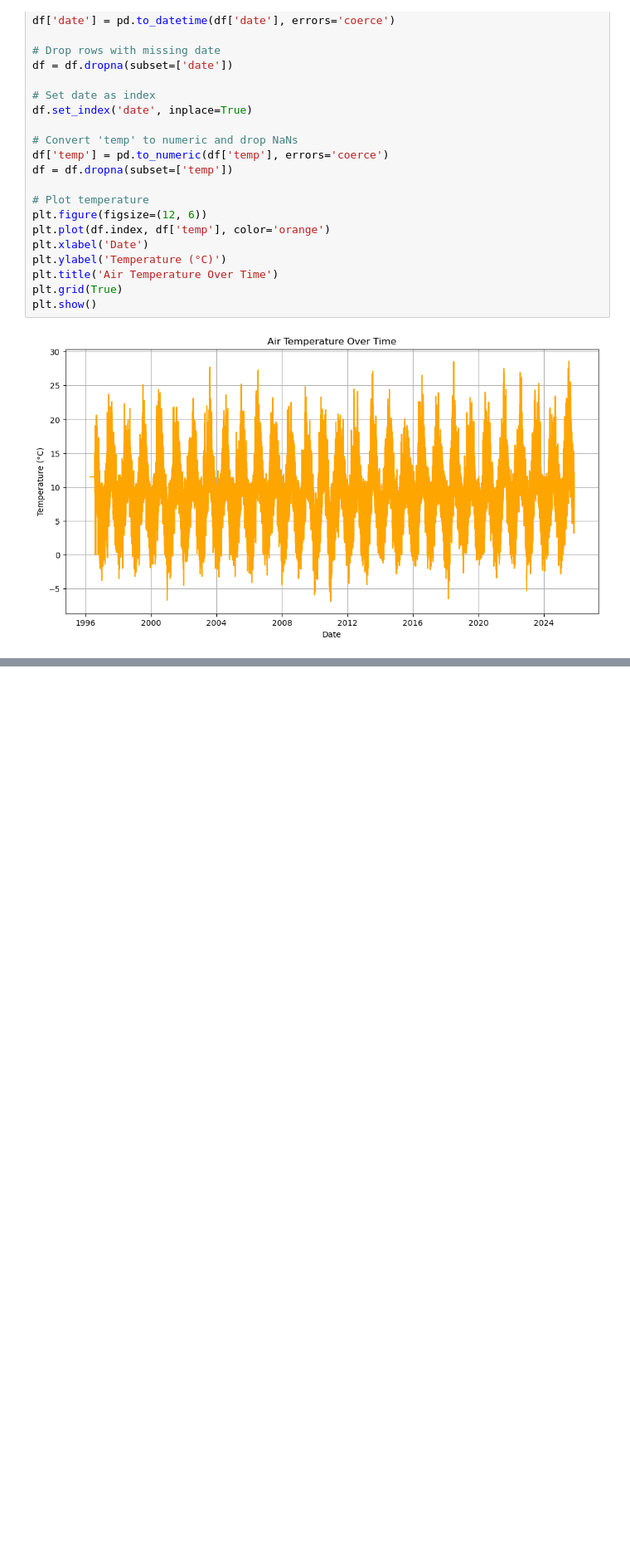
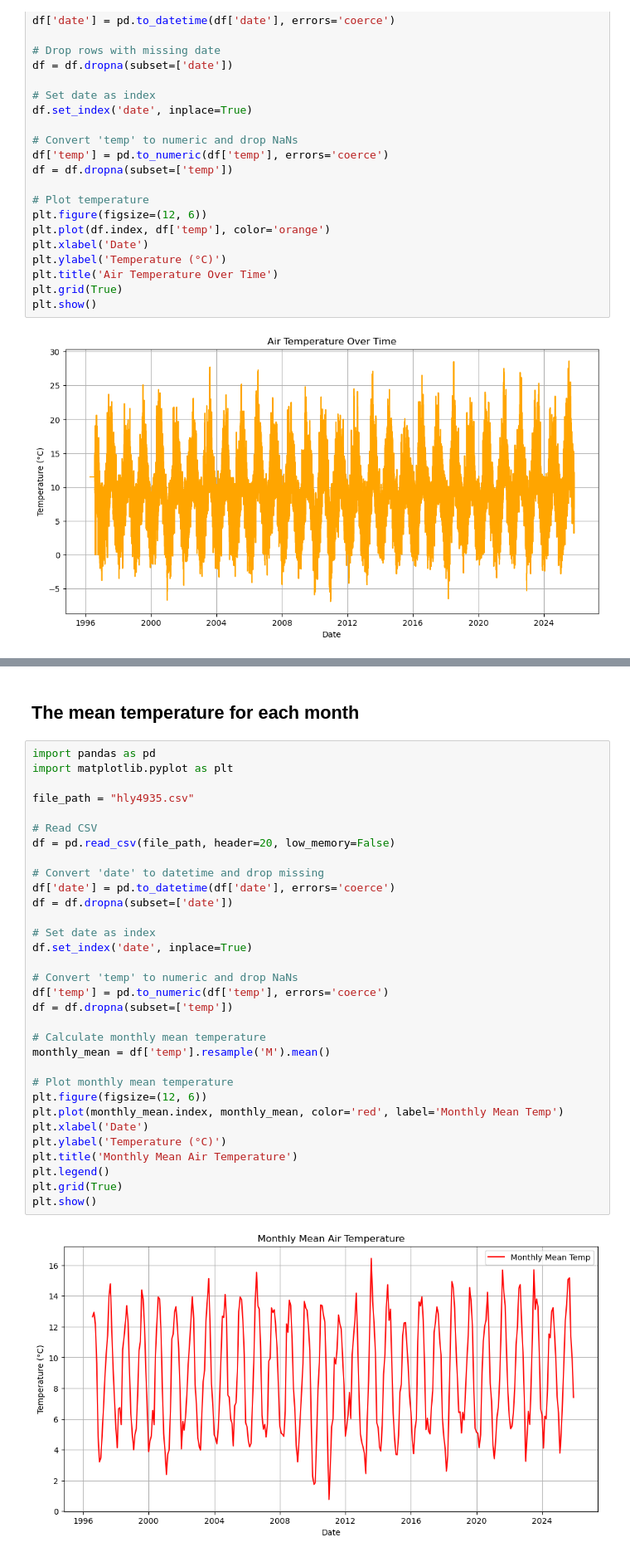
Before and after one commit to JoannaMnich/PFDA, a Jupyter notebook: assignments/assignment06-weather.ipynb, the cells around one changed output, grey strips where cells are left out. Shown: that part at 83% size. Drawn from its saved outputs; the diff is of its cells as text; blank space fills up the shorter version.

```diff
--- a/assignments/assignment06-weather.ipynb
+++ b/assignments/assignment06-weather.ipynb
@@ -66,0 +103,36 @@ plt.show()
+# %% [markdown]
+## The mean temperature for each month
+# %%
+import pandas as pd
+import matplotlib.pyplot as plt
+
+file_path = "hly4935.csv"
+
+# Read CSV
+df = pd.read_csv(file_path, header=20, low_memory=False)
+
+# Convert 'date' to datetime and drop missing
+df['date'] = pd.to_datetime(df['date'], errors='coerce')
+df = df.dropna(subset=['date'])
+
+# Set date as index
+df.set_index('date', inplace=True)
+
+# Convert 'temp' to numeric and drop NaNs
+df['temp'] = pd.to_numeric(df['temp'], errors='coerce')
+df = df.dropna(subset=['temp'])
+
+# Calculate monthly mean temperature
+monthly_mean = df['temp'].resample('M').mean()
+
+# Plot monthly mean temperature
+plt.figure(figsize=(12, 6))
+plt.plot(monthly_mean.index, monthly_mean, color='red', label='Monthly Mean Temp')
+plt.xlabel('Date')
+plt.ylabel('Temperature (°C)')
+plt.title('Monthly Mean Air Temperature')
+plt.legend()
+plt.grid(True)
+plt.show()
+# %% [output]
+[figure, added]
```
Also changed, not shown: parts of 6 cells of this notebook.
